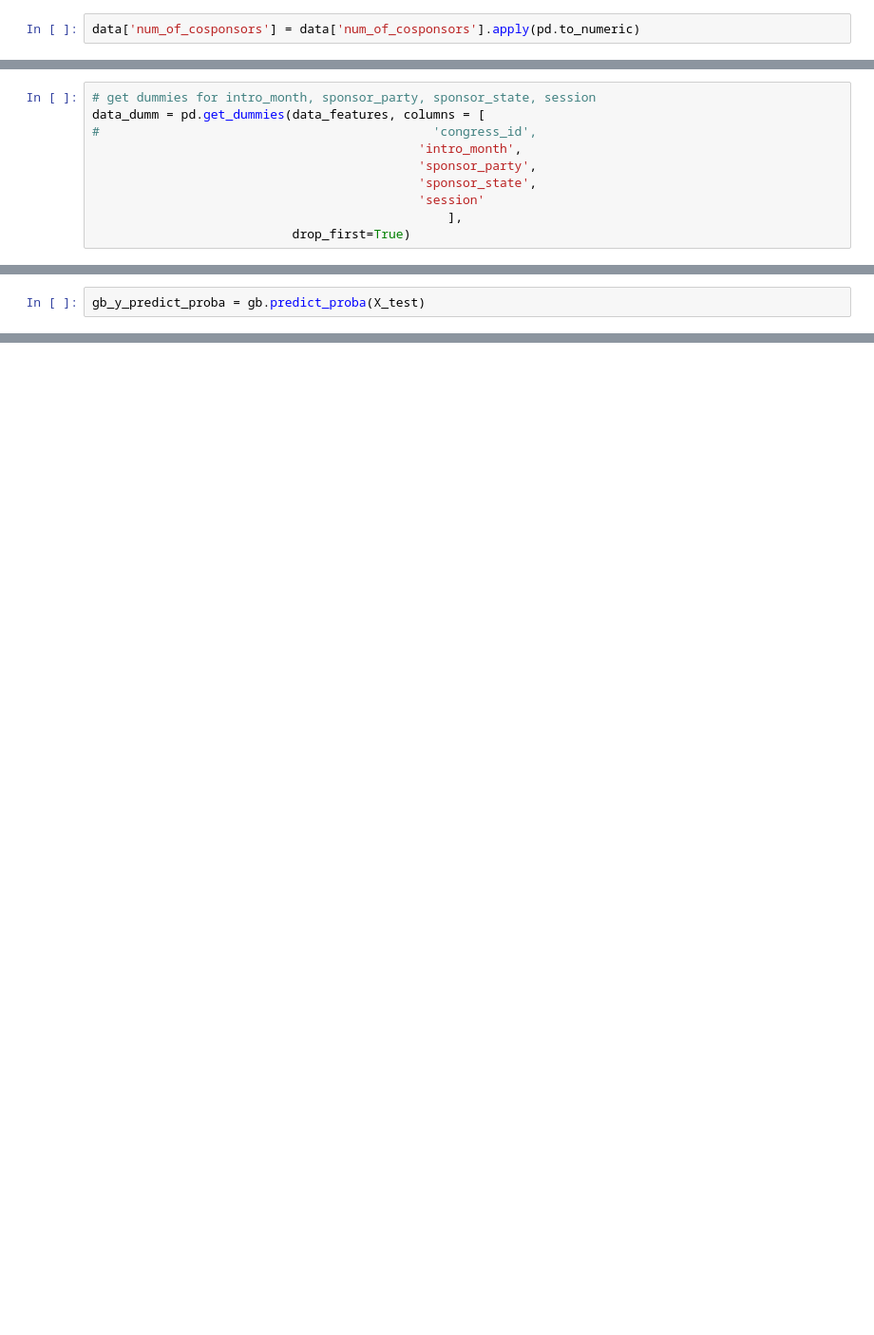
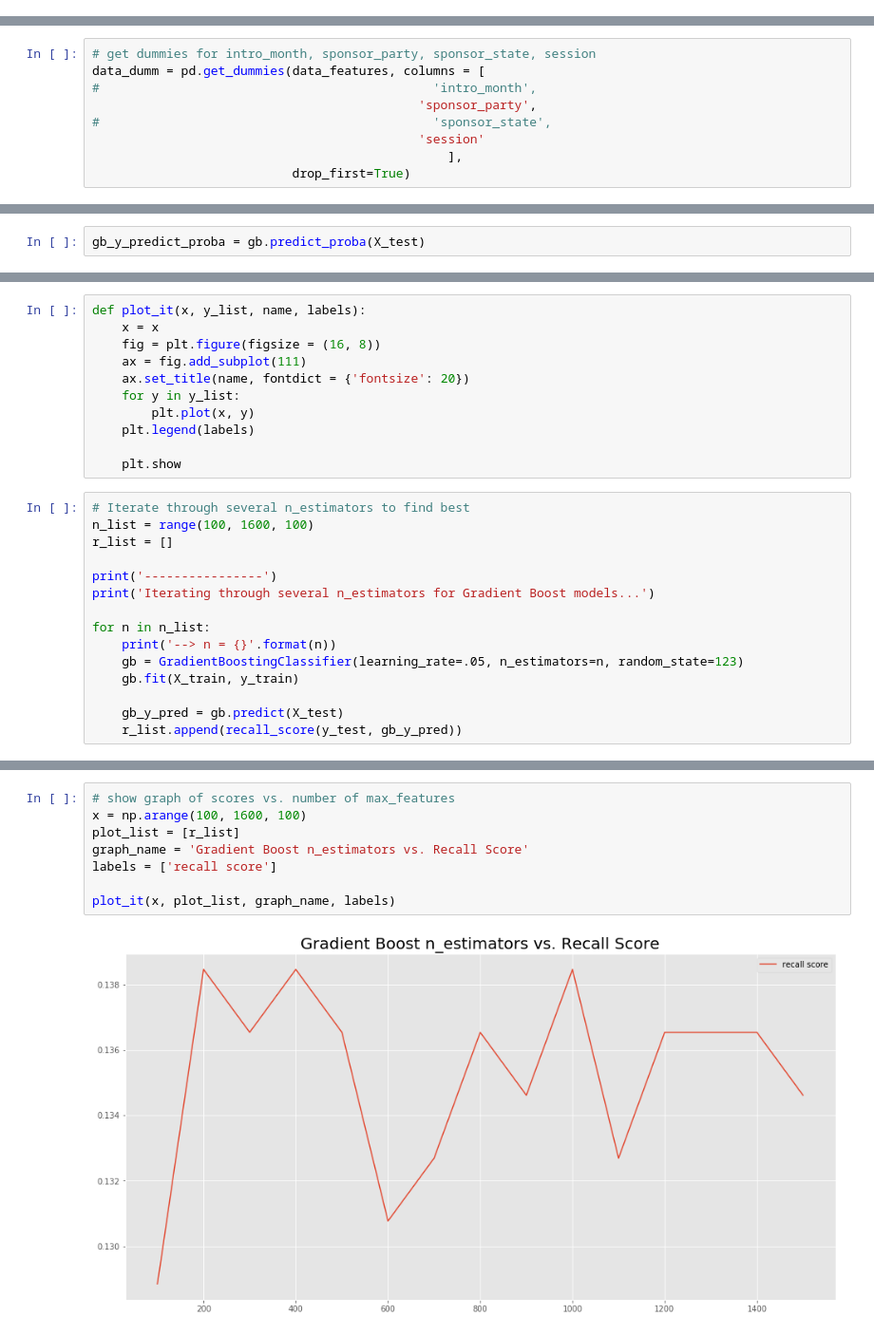
Before and after one commit to BruceZu/galvanize_capstone, a Jupyter notebook: src/boosting_models.ipynb, the cells around one changed output, grey strips where cells are left out. Shown at 95% size. Cells and saved outputs as stored; diff of their text form; blank space fills up the shorter version.

Commit message:
further exploration with gradient boost

```diff
--- a/src/boosting_models.ipynb
+++ b/src/boosting_models.ipynb
@@ -54,4 +38,2 @@ data = data[(data['num_of_cosponsors'] != 'S. Rept. 110-184') &
-# %%
-data['num_of_cosponsors'] = data['num_of_cosponsors'].apply(pd.to_numeric)
 # %%
 # Second iteration removes num_of_cosponsors and bill_char_counts...
@@ -67,10 +49,9 @@ data_features = data.loc[:, [
 # %%
 # get dummies for intro_month, sponsor_party, sponsor_state, session
 data_dumm = pd.get_dummies(data_features, columns = [
-#                                             'congress_id',
-                                            'intro_month',
+#                                             'intro_month',
                                             'sponsor_party',
-                                            'sponsor_state',
+#                                             'sponsor_state',
                                             'session'
                                                 ],
                            drop_first=True)
@@ -181,0 +152,26 @@ array([0.03681157, 0.02743223, 0.02473705, ..., 0.02669435, 0.0311765 ,
+# %%
+def plot_it(x, y_list, name, labels):
+    x = x
+    fig = plt.figure(figsize = (16, 8))
+    ax = fig.add_subplot(111)
+    ax.set_title(name, fontdict = {'fontsize': 20})
+    for y in y_list:
+        plt.plot(x, y)
+    plt.legend(labels)
+
+    plt.show
+# %%
+# Iterate through several n_estimators to find best
+n_list = range(100, 1600, 100)
+r_list = []
+
+print('----------------')
+print('Iterating through several n_estimators for Gradient Boost models...')
+
+for n in n_list:
+    print('--> n = {}'.format(n))
+    gb = GradientBoostingClassifier(learning_rate=.05, n_estimators=n, random_state=123)
+    gb.fit(X_train, y_train)
+
+    gb_y_pred = gb.predict(X_test)
+    r_list.append(recall_score(y_test, gb_y_pred))
@@ -181,0 +196,10 @@ array([0.03681157, 0.02743223, 0.02473705, ..., 0.02669435, 0.0311765 ,
+# %%
+# show graph of scores vs. number of max_features
+x = np.arange(100, 1600, 100)
+plot_list = [r_list]
+graph_name = 'Gradient Boost n_estimators vs. Recall Score'
+labels = ['recall score']
+
+plot_it(x, plot_list, graph_name, labels)
+# %% [output]
+[figure, added]
```
Also changed, not shown: parts of 14 cells of this notebook, 3 other files.
